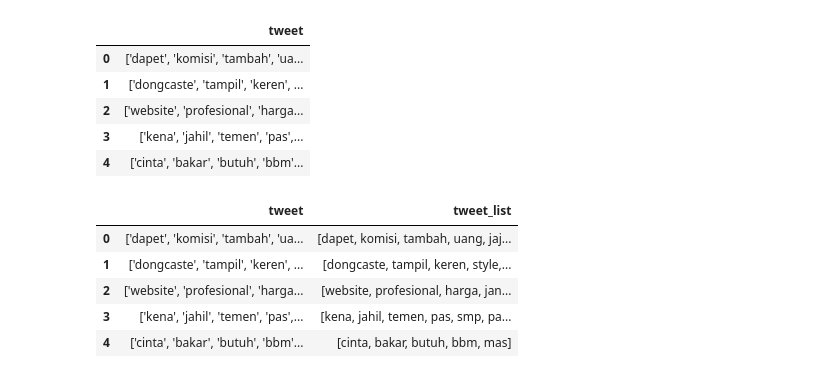
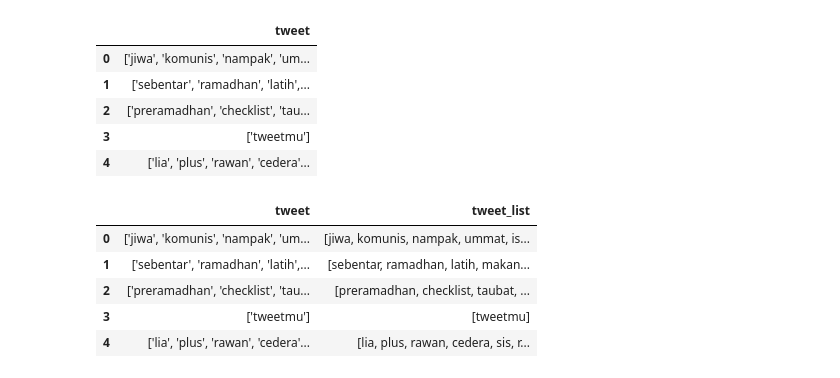
Before and after one commit to SemmiDev/scrape-twitter-data, a Jupyter notebook: main.ipynb, the cells around one changed output. Drawn from its saved outputs; the diff is of its cells as text; code cells hidden in the pictures.

```diff
--- a/main.ipynb
+++ b/main.ipynb
@@ -340,18 +223,18 @@ ionbobeica mau tampil keren dgn style anime kamu follow distroartonline sms bbmb
 # %%
 import pandas as pd
 import numpy as np
 
-TWEET_DATA = pd.read_csv("preprocessing_bbm.csv", usecols=["tweet_tokens_stemmed"])
+TWEET_DATA = pd.read_csv("preprocessing_ramadhan.csv", usecols=["tweet_tokens_stemmed"])
 TWEET_DATA.columns = ["tweet"]
 
 TWEET_DATA.head()
 # %% [output]
 |  | tweet |
-| 0 | ['dapet', 'komisi', 'tambah', 'ua... |
-| 1 | ['dongcaste', 'tampil', 'keren', ... |
-| 2 | ['website', 'profesional', 'harga... |
-| 3 | ['kena', 'jahil', 'temen', 'pas',... |
-| 4 | ['cinta', 'bakar', 'butuh', 'bbm'... |
+| 0 | ['jiwa', 'komunis', 'nampak', 'um... |
+| 1 | ['sebentar', 'ramadhan', 'latih',... |
+| 2 | ['preramadhan', 'checklist', 'tau... |
+| 3 | ['tweetmu'] |
+| 4 | ['lia', 'plus', 'rawan', 'cedera'... |
 # %%
 # convert list formated string to list
 import ast
@@ -364,11 +247,11 @@ TWEET_DATA["tweet_list"] = TWEET_DATA["tweet"].apply(convert_text_list)
 TWEET_DATA.head()
 # %% [output]
 |  | tweet | tweet_list |
-| 0 | ['dapet', 'komisi', 'tambah', 'ua... | [dapet, komisi, tambah, uang, jaj... |
-| 1 | ['dongcaste', 'tampil', 'keren', ... | [dongcaste, tampil, keren, style,... |
-| 2 | ['website', 'profesional', 'harga... | [website, profesional, harga, jan... |
-| 3 | ['kena', 'jahil', 'temen', 'pas',... | [kena, jahil, temen, pas, smp, pa... |
-| 4 | ['cinta', 'bakar', 'butuh', 'bbm'... | [cinta, bakar, butuh, bbm, mas] |
+| 0 | ['jiwa', 'komunis', 'nampak', 'um... | [jiwa, komunis, nampak, ummat, is... |
+| 1 | ['sebentar', 'ramadhan', 'latih',... | [sebentar, ramadhan, latih, makan... |
+| 2 | ['preramadhan', 'checklist', 'tau... | [preramadhan, checklist, taubat, ... |
+| 3 | ['tweetmu'] | [tweetmu] |
+| 4 | ['lia', 'plus', 'rawan', 'cedera'... | [lia, plus, rawan, cedera, sis, r... |
 # %%
 def calc_TF(document):
     # Counts the number of times the word appears in review
```
Also changed, not shown: parts of 18 cells of this notebook, 6 other files.
